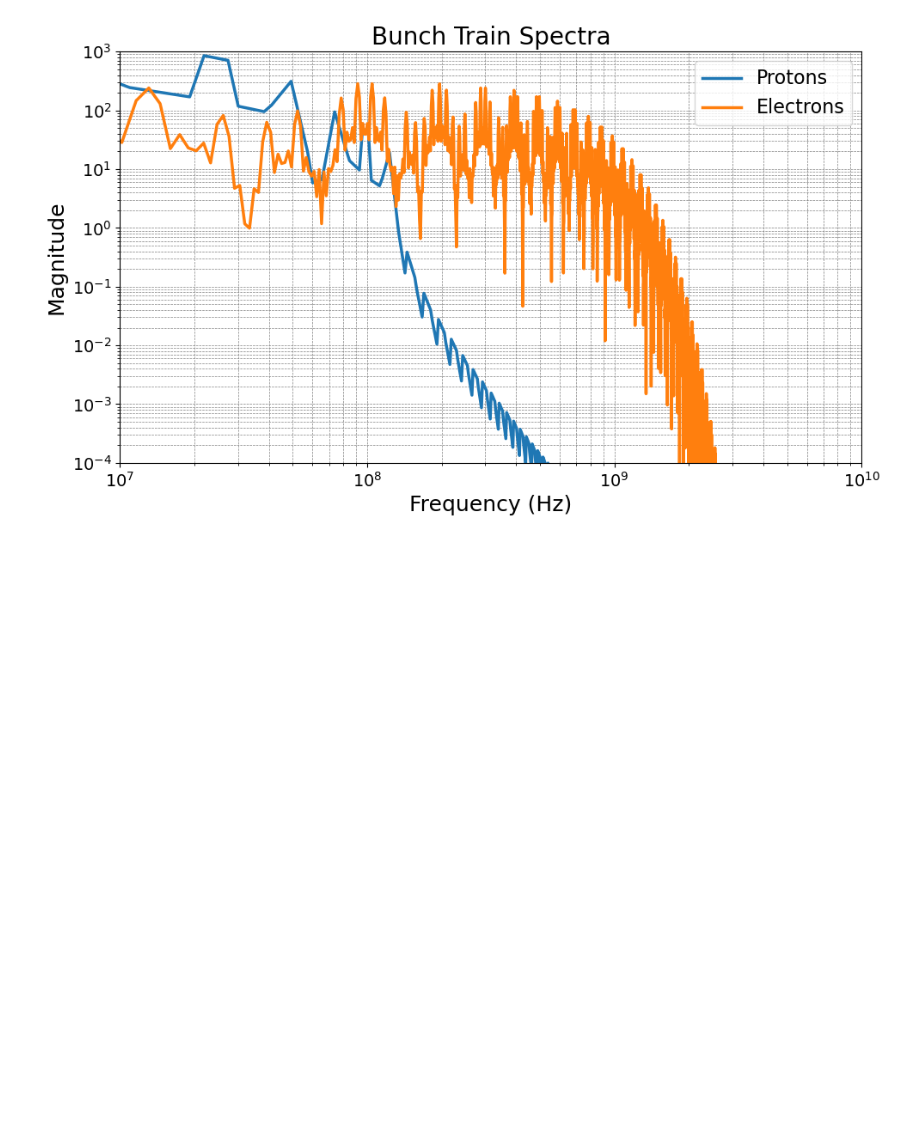
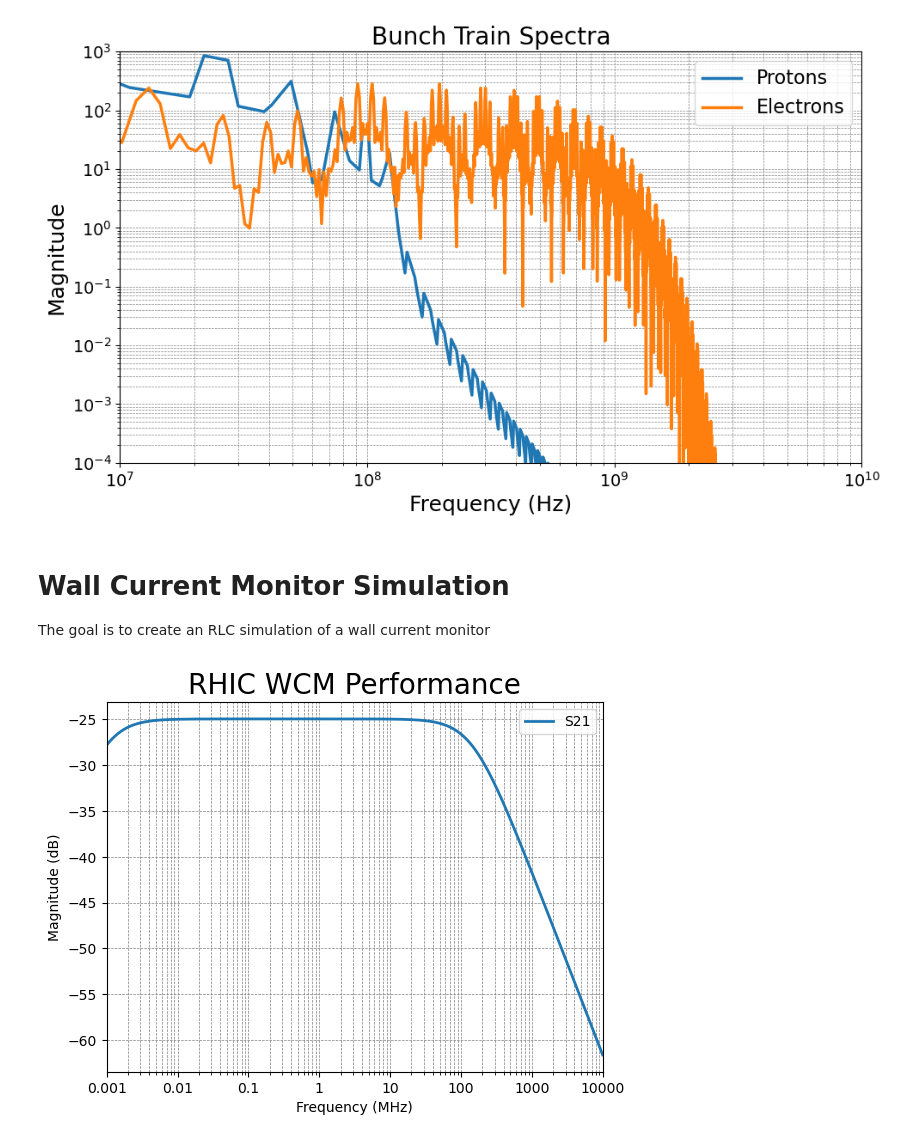
Before and after one commit to whyven/instrSimTools, a Jupyter notebook: instrSimTools/Testing_Notebook.ipynb, the cells around one changed output. Saved outputs shown, nothing was run; the diff lists cells and outputs as text; code cells hidden in the pictures; blank space fills up the shorter version.

Commit message:
Building circuit.py library and testing RHIC WCM for HSR

```diff
--- a/instrSimTools/Testing_Notebook.ipynb
+++ b/instrSimTools/Testing_Notebook.ipynb
@@ -270,3 +272,16 @@ plt.tight_layout()
 plt.show()
 # %% [output]
 [figure]
+# %% [markdown]
+# Wall Current Monitor Simulation
+The goal is to create an RLC simulation of a wall current monitor
+# %%
+# --- RHIC WCM Circuit
+wcm_ntwk = simple_wcm_circuit( Cb=65.17e-12, Cc=700e-12, Cp=0.15e-12*50, Ls=0.845e-9/50, Lby=233.56e-6, Rp=75/50 )
+# %%
+wcm_ntwk.plot_s_db(m=1, n=0, lw=2, logx=True )
+plt.grid(True, which='both', ls='--', lw=0.5, color='gray')
+plt.title("RHIC WCM Performance", fontsize=20)
+plt.show()
+# %% [output]
+[figure, added]
```
Also changed, not shown: parts of 37 cells of this notebook, 1 other file.
